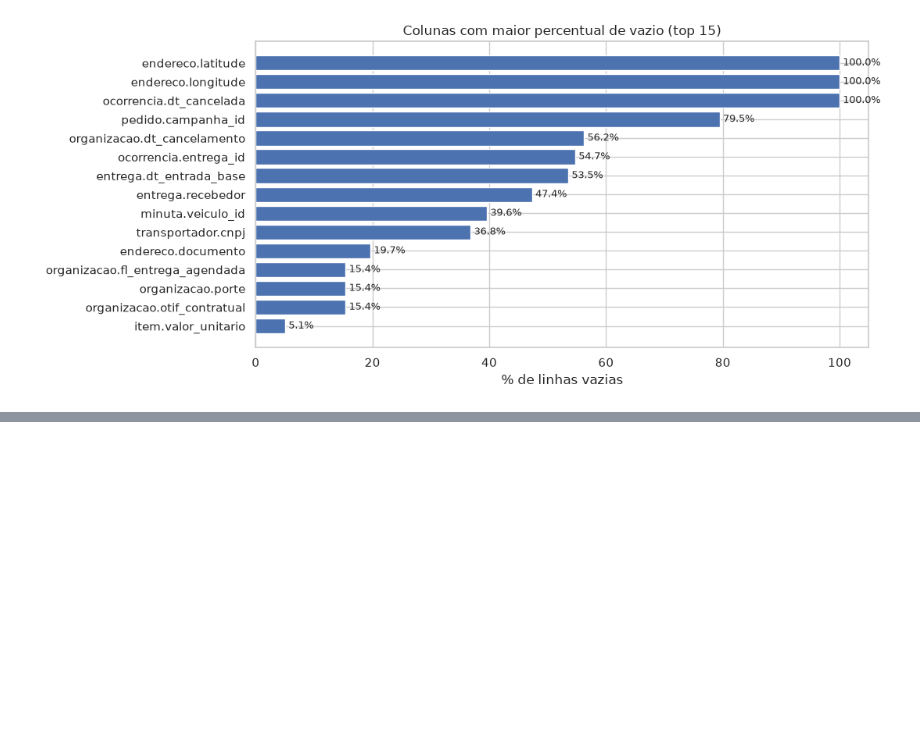
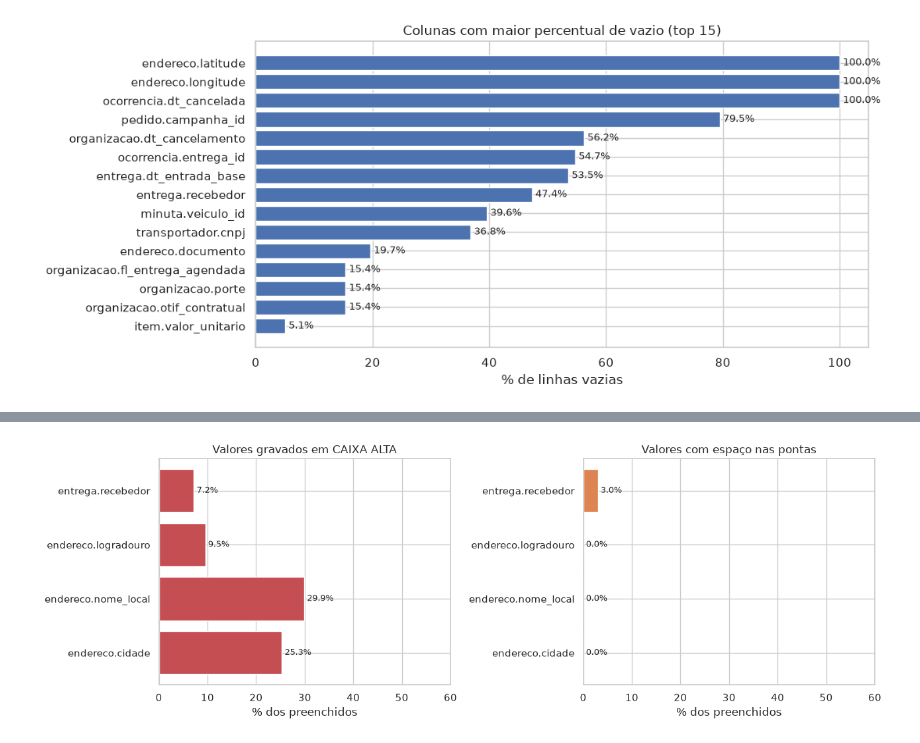
Before and after one commit to tiago466/logistica-otif-mlops, a Jupyter notebook: notebooks/operacional/00_eda_qualidade_dados_ope.ipynb, the cells around one changed output, grey strips where cells are left out. Drawn from its saved outputs; the diff is of its cells as text; code cells hidden in the pictures; blank space fills up the shorter version.

```diff
--- a/notebooks/operacional/00_eda_qualidade_dados_ope.ipynb
+++ b/notebooks/operacional/00_eda_qualidade_dados_ope.ipynb
@@ -287,0 +781,27 @@ Achados registrados até aqui: 0
+# %%
+fig, (esquerda, direita) = plt.subplots(1, 2, figsize=(13, 4.5))
+
+resumo = pd.DataFrame([
+    {"campo": f"{t}.{c}", **qualidade.texto_inconsistente(tabelas[t], c)}
+    for t, c in [("endereco", "cidade"), ("endereco", "nome_local"),
+                 ("endereco", "logradouro"), ("entrega", "recebedor")]
+])
+resumo["pct_caixa_alta"] = 100 * resumo["caixa_alta"] / resumo["total_nao_nulo"]
+resumo["pct_espaco"] = 100 * resumo["espaco_nas_pontas"] / resumo["total_nao_nulo"]
+
+esquerda.barh(resumo["campo"], resumo["pct_caixa_alta"], color="#C44E52")
+esquerda.set_title("Valores gravados em CAIXA ALTA")
+esquerda.set_xlabel("% dos preenchidos")
+
+direita.barh(resumo["campo"], resumo["pct_espaco"], color="#DD8452")
+direita.set_title("Valores com espaço nas pontas")
+direita.set_xlabel("% dos preenchidos")
+
+for eixo in (esquerda, direita):
+    eixo.bar_label(eixo.containers[0], fmt="%.1f%%", padding=3, fontsize=9)
+    eixo.set_xlim(0, max(60, eixo.get_xlim()[1] * 1.15))
+
+plt.tight_layout()
+plt.show()
+# %% [output]
+[figure, added]
```
Also changed, not shown: parts of 67 cells of this notebook, 2 other files.
